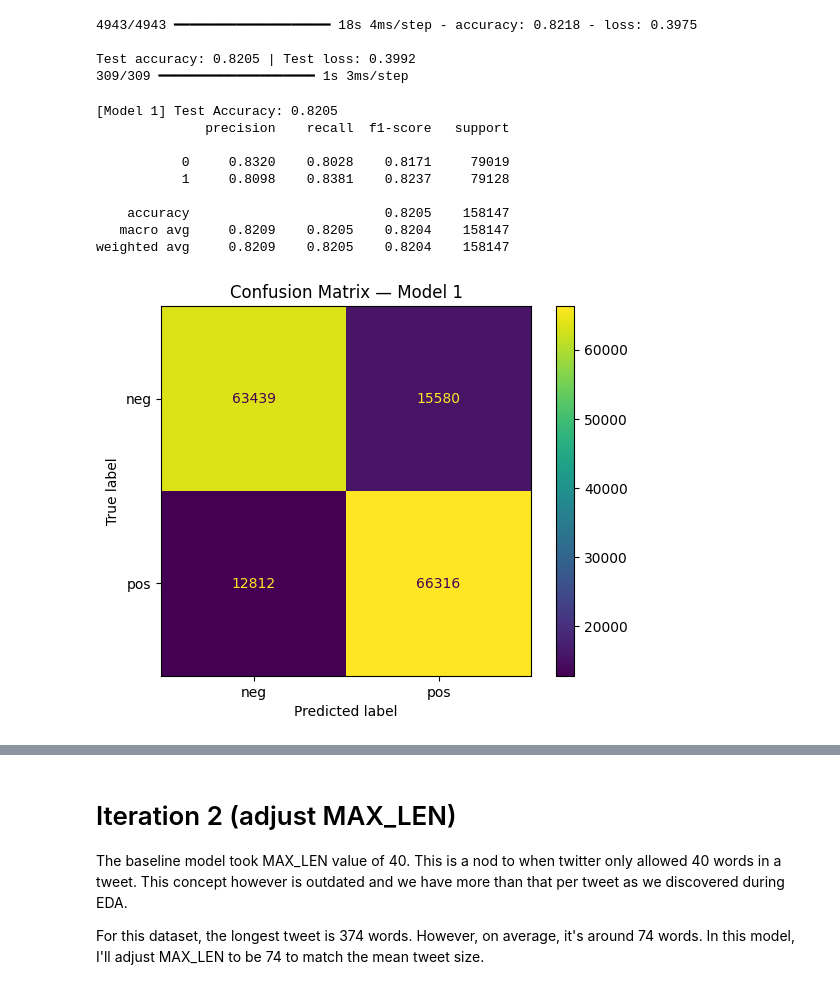
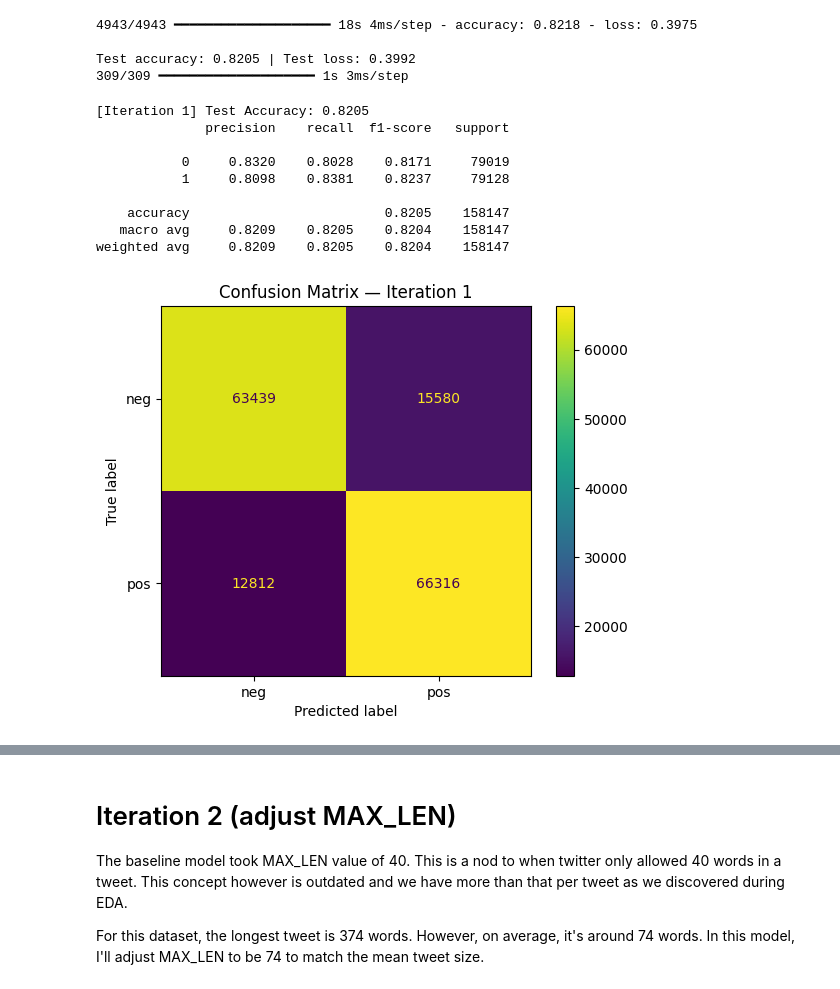
Before and after one commit to Malfacini/sentiment_analysis, a Jupyter notebook: E89B_FinalProject_Malfacini.ipynb, the cells around one changed output, grey strips where cells are left out. Drawn from its saved outputs; the diff is of its cells as text; code cells hidden in the pictures.

```diff
--- a/E89B_FinalProject_Malfacini.ipynb
+++ b/E89B_FinalProject_Malfacini.ipynb
@@ -592,16 +594,16 @@ y_prob1, y_pred1 = predict_and_evaluate(model1, X_test_pad, y_test)
 Test accuracy: 0.8205 | Test loss: 0.3992
 309/309 ━━━━━━━━━━━━━━━━━━━━ 1s 3ms/step
 # %%
-eval_and_viz("Model 1", y_test, y_prob1, y_pred1)
+eval_and_viz("Iteration 1", y_test, y_prob1, y_pred1)
 # %% [output]
-[Model 1] Test Accuracy: 0.8205
+[Iteration 1] Test Accuracy: 0.8205
               precision    recall  f1-score   support
 
            0     0.8320    0.8028    0.8171     79019
            1     0.8098    0.8381    0.8237     79128
 
     accuracy                         0.8205    158147
    macro avg     0.8209    0.8205    0.8204    158147
 weighted avg     0.8209    0.8205    0.8204    158147
-[figure, old version]
+[figure, new version]
 # %%
```
Also changed, not shown: parts of 4 cells of this notebook.
